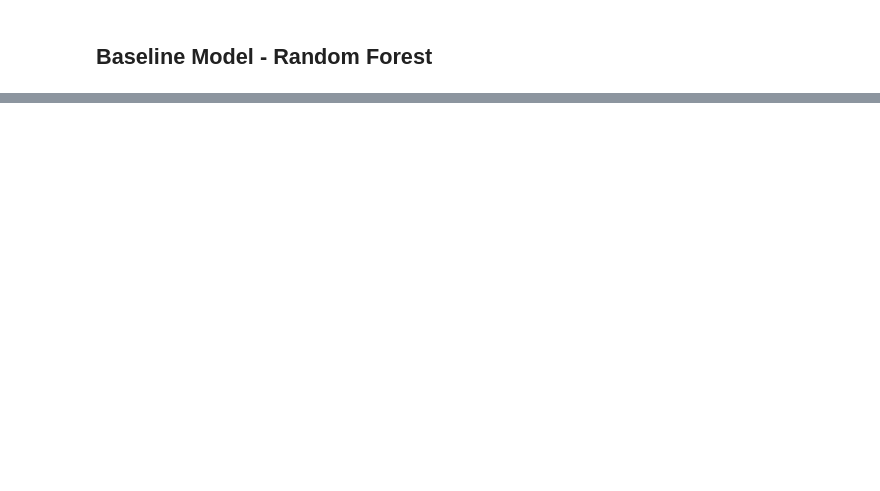
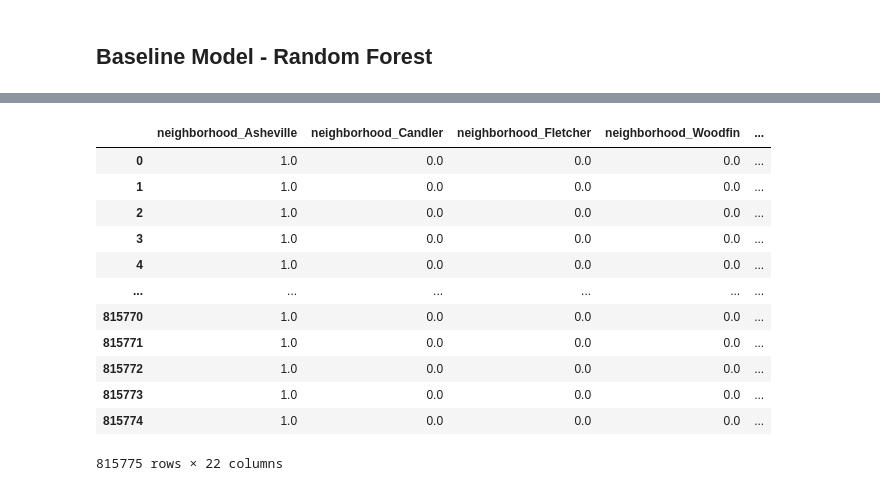
Before and after one commit to sjeanat3/Asheville-AirBnB-Experience-Recommendation, a Jupyter notebook: Notebooks/Asheville AirBnB Price Prediction Notebook.ipynb, the cells around one changed output, grey strips where cells are left out. Cells and saved outputs as stored; diff of their text form; code cells hidden in the pictures; blank space fills up the shorter version.

```diff
--- a/Notebooks/Asheville AirBnB Price Prediction Notebook.ipynb
+++ b/Notebooks/Asheville AirBnB Price Prediction Notebook.ipynb
@@ -959,0 +988,25 @@ sns.scatterplot(y = baseline_preds, x = baseline_y_test)
+# %%
+#One hot encode the categorical columns
+model2_sklearn = asheville_modeling_data
+model2_cat = model2_sklearn[['neighborhood', 'room_type', 'day_of_week', 'month']]
+
+ohe = OneHotEncoder(drop="first", sparse=False)
+ohe.fit(model2_X_cat)
+
+model2_cat_ohe = pd.DataFrame(data = ohe.transform(model2_cat),
+                              columns = ohe.get_feature_names_out())
+model2_cat_ohe
+# %% [output]
+|  | neighborhood_Asheville | neighborhood_Candler | neighborhood_Fletcher | neighborhood_Woodfin | ... |
+| 0 | 1.0 | 0.0 | 0.0 | 0.0 | ... |
+| 1 | 1.0 | 0.0 | 0.0 | 0.0 | ... |
+| 2 | 1.0 | 0.0 | 0.0 | 0.0 | ... |
+| 3 | 1.0 | 0.0 | 0.0 | 0.0 | ... |
+| 4 | 1.0 | 0.0 | 0.0 | 0.0 | ... |
+| ... | ... | ... | ... | ... | ... |
+| 815770 | 1.0 | 0.0 | 0.0 | 0.0 | ... |
+| 815771 | 1.0 | 0.0 | 0.0 | 0.0 | ... |
+| 815772 | 1.0 | 0.0 | 0.0 | 0.0 | ... |
+| 815773 | 1.0 | 0.0 | 0.0 | 0.0 | ... |
+| 815774 | 1.0 | 0.0 | 0.0 | 0.0 | ... |
+815775 rows × 22 columns
```
Also changed, not shown: parts of 29 cells of this notebook.
